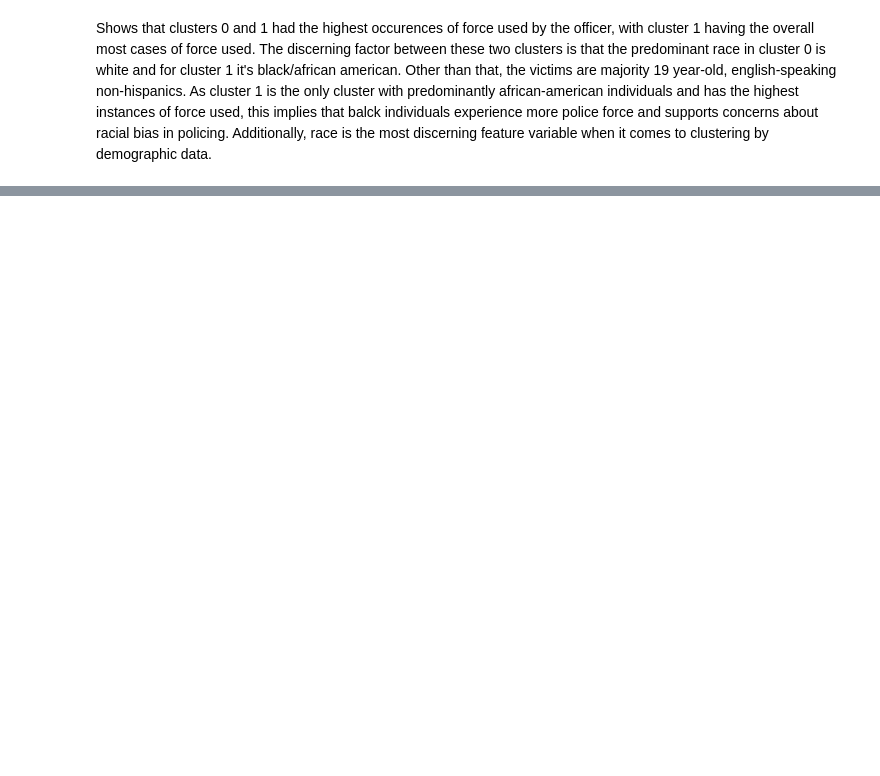
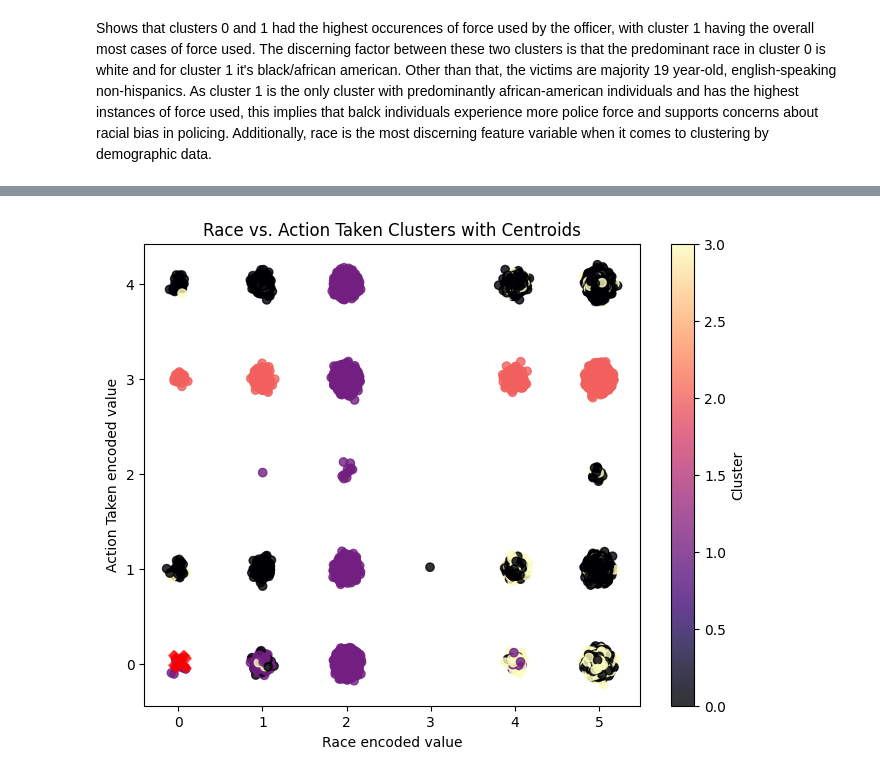
Before and after one commit to sophieganapolsky/ML4VA, a Jupyter notebook: SubsetClustering.ipynb, the cells around one changed output, grey strips where cells are left out. Saved outputs shown, nothing was run; the diff lists cells and outputs as text; code cells hidden in the pictures; blank space fills up the shorter version.

```diff
--- a/SubsetClustering.ipynb
+++ b/SubsetClustering.ipynb
@@ -263,0 +396,6 @@ Shows that clusters 0 and 1 had the highest occurences of force used by the offi
+# %%
+optimal_k = 4
+kmeans_model = KMeans(n_clusters=optimal_k, random_state=42)
+clusters = kmeans_model.fit_predict(transformed_data)
+
+terry_stops["ENFORCE_CLUSTER"] = clusters
@@ -263,0 +469,3 @@ Shows that clusters 0 and 1 had the highest occurences of force used by the offi
+# %%
+for i, name in enumerate(feature_names):
+    print(f"{i}: {name}")
@@ -263,0 +490,32 @@ Shows that clusters 0 and 1 had the highest occurences of force used by the offi
+# %%
+race_indices = list(range(2, 8))
+action_indices = list(range(16, 21))
+
+race_encoded = transformed_data_dense[:, race_indices]
+action_encoded = transformed_data_dense[:, action_indices]
+
+race_numeric = np.argmax(race_encoded, axis=1)
+action_numeric = np.argmax(action_encoded, axis=1)
+race_numeric = race_numeric.astype(float)
+action_numeric = action_numeric.astype(float)
+
+# Adding jittering so it's easier to see
+jitter = 0.05
+race_numeric += np.random.normal(0, jitter, size=len(race_numeric))
+action_numeric += np.random.normal(0, jitter, size=len(action_numeric))
+
+race_labels = [feature_names[i].replace("RACE_", "") for i in race_indices]
+action_labels = [feature_names[i].replace("ACTION TAKEN_", "") for i in action_indices]
+
+plt.figure(figsize=(8, 6))
+scatter = plt.scatter(race_numeric, action_numeric, c=clusters, cmap='magma', alpha=0.8)
+plt.xlabel("Race encoded value")
+plt.ylabel("Action Taken encoded value")
+plt.colorbar(scatter, label="Cluster")
+
+centers = kmeans_model.cluster_centers_
+plt.scatter(centers[:, 0], centers[:, 3], c='red', marker='X', s=200, alpha=0.5)
+plt.title("Race vs. Action Taken Clusters with Centroids")
+plt.show()
+# %% [output]
+[figure, added]
```
Also changed, not shown: parts of 31 cells of this notebook.
